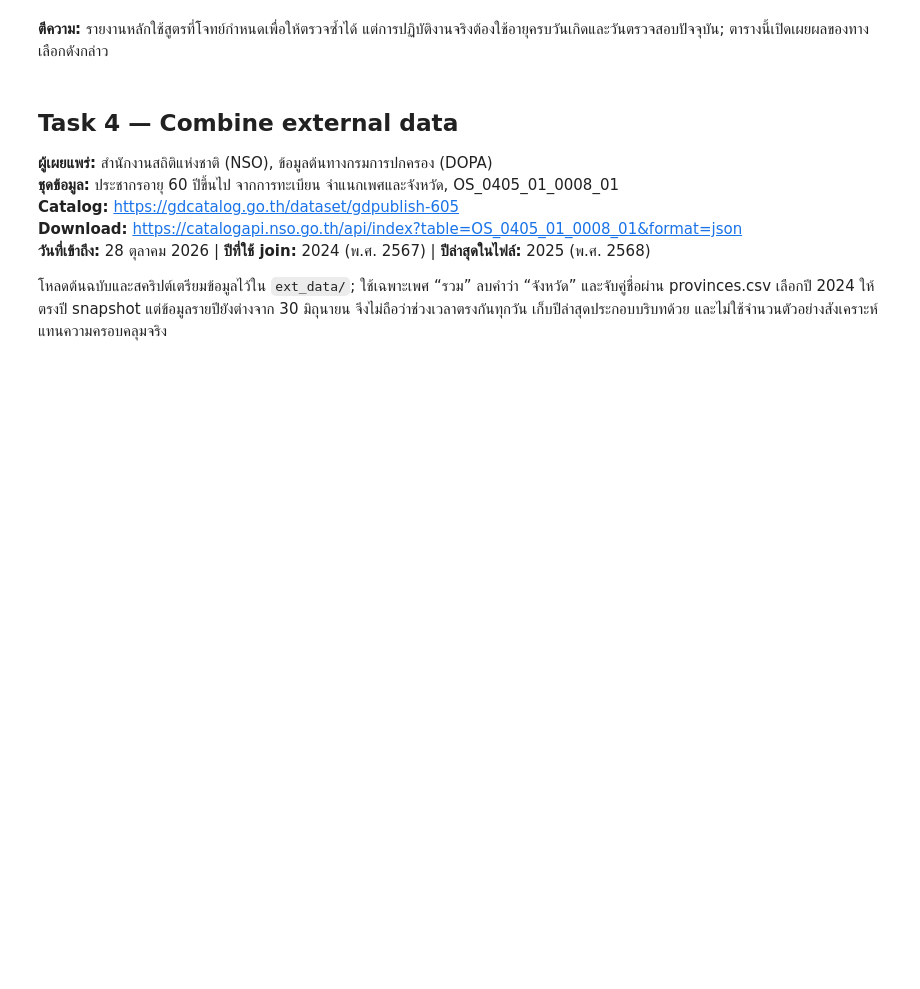
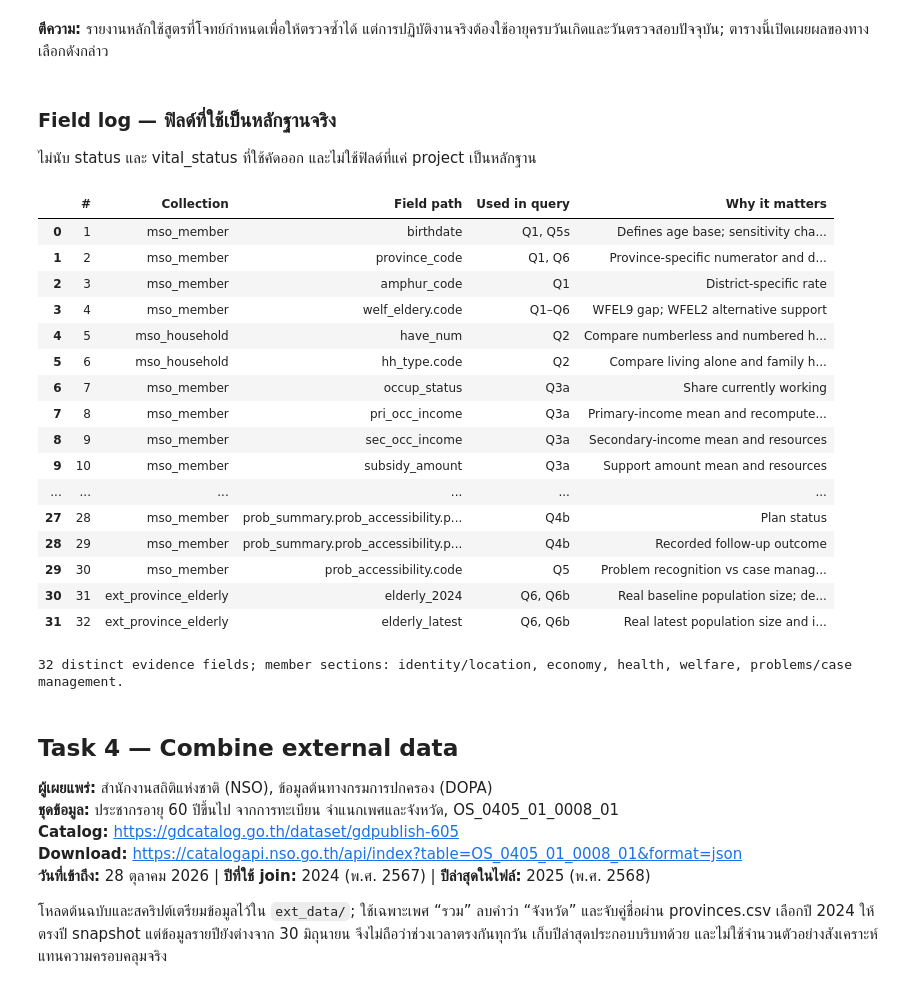
Before and after one commit to anupat2046/DSI463-Evidence-Based-Policy-from-a-Document-Database, a Jupyter notebook: output/A4_6624650526.ipynb, the cells around one changed output. Cells and saved outputs as stored; diff of their text form; code cells hidden in the pictures; blank space fills up the shorter version.

Commit message:
Improve assignment evidence and finalize monochrome policy brief

```diff
--- a/output/A4_6624650526.ipynb
+++ b/output/A4_6624650526.ipynb
@@ -507,6 +548,69 @@ completed_birthday
 | 0 | None | 1440 | 223 | 15.49 |
 # %% [markdown]
 **ตีความ:** รายงานหลักใช้สูตรที่โจทย์กำหนดเพื่อให้ตรวจซ้ำได้ แต่การปฏิบัติงานจริงต้องใช้อายุครบวันเกิดและวันตรวจสอบปัจจุบัน; ตารางนี้เปิดเผยผลของทางเลือกดังกล่าว
+# %% [markdown]
+### Field log — ฟิลด์ที่ใช้เป็นหลักฐานจริง
+ไม่นับ status และ vital_status ที่ใช้คัดออก และไม่ใช้ฟิลด์ที่แค่ project เป็นหลักฐาน
+# %%
+field_rows = [
+ ('mso_member','birthdate','Q1, Q5s','Defines age base; sensitivity changes count'),
+ ('mso_member','province_code','Q1, Q6','Province-specific numerator and denominator; external join'),
+ ('mso_member','amphur_code','Q1','District-specific rate'),
+ ('mso_member','welf_eldery.code','Q1–Q6','WFEL9 gap; WFEL2 alternative support'),
+ ('mso_household','have_num','Q2','Compare numberless and numbered homes'),
+ ('mso_household','hh_type.code','Q2','Compare living alone and family households'),
+ ('mso_member','occup_status','Q3a','Share currently working'),
+ ('mso_member','pri_occ_income','Q3a','Primary-income mean and recomputed resources'),
+ ('mso_member','sec_occ_income','Q3a','Secondary-income mean and resources'),
+ ('mso_member','subsidy_amount','Q3a','Support amount mean and resources'),
+ ('mso_member','SUM_INCOME','Q3a','Compare reported total and recomputed income'),
+ ('mso_member','SUM_EXPENDITURE','Q3a','Spending pressure'),
+ ('mso_member','have_debt','Q3a','Number with recorded debt'),
+ ('mso_member','debt.type','Q3a','Informal borrowing exposure'),
+ ('mso_member','debt.amount','Q3a','Monthly repayment burden, not debt stock'),
+ ('mso_member','saving.amount','Q3a','Recorded savings buffer'),
+ ('mso_member','chronic_disease.code','Q3b','Chronic illness and hypertension'),
+ ('mso_member','med_scheme.code','Q3b','Explicit no-coverage code MS7'),
+ ('mso_member','is_disabled','Q3b','Disability co-occurrence'),
+ ('mso_member','have_pwd_card','Q3b','Disability-card gap conditional on disability'),
+ ('mso_member','welf_others.code','Q3c','State welfare card as other support'),
+ ('mso_member','welf_disability.code','Q3c','Disability allowance co-occurrence'),
+ ('mso_member','nationality','Q3c','Separates verification needs by recorded nationality'),
+ ('mso_member','prob_summary.prob_accessibility.code','Q4, Q5','PBAC8 case-management recognition'),
+ ('mso_member','prob_summary.prob_accessibility.status','Q4a','Problem response status'),
+ ('mso_member','prob_summary.prob_accessibility.plans.sol_type','Q4b','Plan type'),
+ ('mso_member','prob_summary.prob_accessibility.plans.sol_code','Q4b','Referral route including TR47'),
+ ('mso_member','prob_summary.prob_accessibility.plans.status','Q4b','Plan status'),
+ ('mso_member','prob_summary.prob_accessibility.plans.activities.act_progression','Q4b','Recorded follow-up outcome'),
+ ('mso_member','prob_accessibility.code','Q5','Problem recognition vs case management'),
+ ('ext_province_elderly','elderly_2024','Q6, Q6b','Real baseline population size; denominator for registered population growth only'),
+ ('ext_province_elderly','elderly_latest','Q6, Q6b','Real latest population size and increase; scale context, not synthetic coverage')
+]
+field_log = pd.DataFrame(field_rows, columns=['Collection','Field path','Used in query','Why it matters'])
+field_log.insert(0, '#', range(1,len(field_log)+1))
+display(field_log)
+assert len(field_log) >= 15 and field_log.Collection.nunique() >= 2
+print(f'{len(field_log)} distinct evidence fields; member sections: identity/location, economy, health, welfare, problems/case management.')
+pass
+# %% [output]
+|  | # | Collection | Field path | Used in query | Why it matters |
+| 0 | 1 | mso_member | birthdate | Q1, Q5s | Defines age base; sensitivity cha... |
+| 1 | 2 | mso_member | province_code | Q1, Q6 | Province-specific numerator and d... |
+| 2 | 3 | mso_member | amphur_code | Q1 | District-specific rate |
+| 3 | 4 | mso_member | welf_eldery.code | Q1–Q6 | WFEL9 gap; WFEL2 alternative support |
+| 4 | 5 | mso_household | have_num | Q2 | Compare numberless and numbered h... |
+| 5 | 6 | mso_household | hh_type.code | Q2 | Compare living alone and family h... |
+| 6 | 7 | mso_member | occup_status | Q3a | Share currently working |
+| 7 | 8 | mso_member | pri_occ_income | Q3a | Primary-income mean and recompute... |
+| 8 | 9 | mso_member | sec_occ_income | Q3a | Secondary-income mean and resources |
+| 9 | 10 | mso_member | subsidy_amount | Q3a | Support amount mean and resources |
+| ... | ... | ... | ... | ... | ... |
+| 27 | 28 | mso_member | prob_summary.prob_accessibility.p... | Q4b | Plan status |
+| 28 | 29 | mso_member | prob_summary.prob_accessibility.p... | Q4b | Recorded follow-up outcome |
+| 29 | 30 | mso_member | prob_accessibility.code | Q5 | Problem recognition vs case manag... |
+| 30 | 31 | ext_province_elderly | elderly_2024 | Q6, Q6b | Real baseline population size; de... |
+| 31 | 32 | ext_province_elderly | elderly_latest | Q6, Q6b | Real latest population size and i... |
+32 distinct evidence fields; member sections: identity/location, economy, health, welfare, problems/case management.
 # %% [markdown]
 ## Task 4 — Combine external data
 **ผู้เผยแพร่:** สำนักงานสถิติแห่งชาติ (NSO), ข้อมูลต้นทางกรมการปกครอง (DOPA)
```
Also changed, not shown: parts of 28 cells of this notebook, 19 other files.
